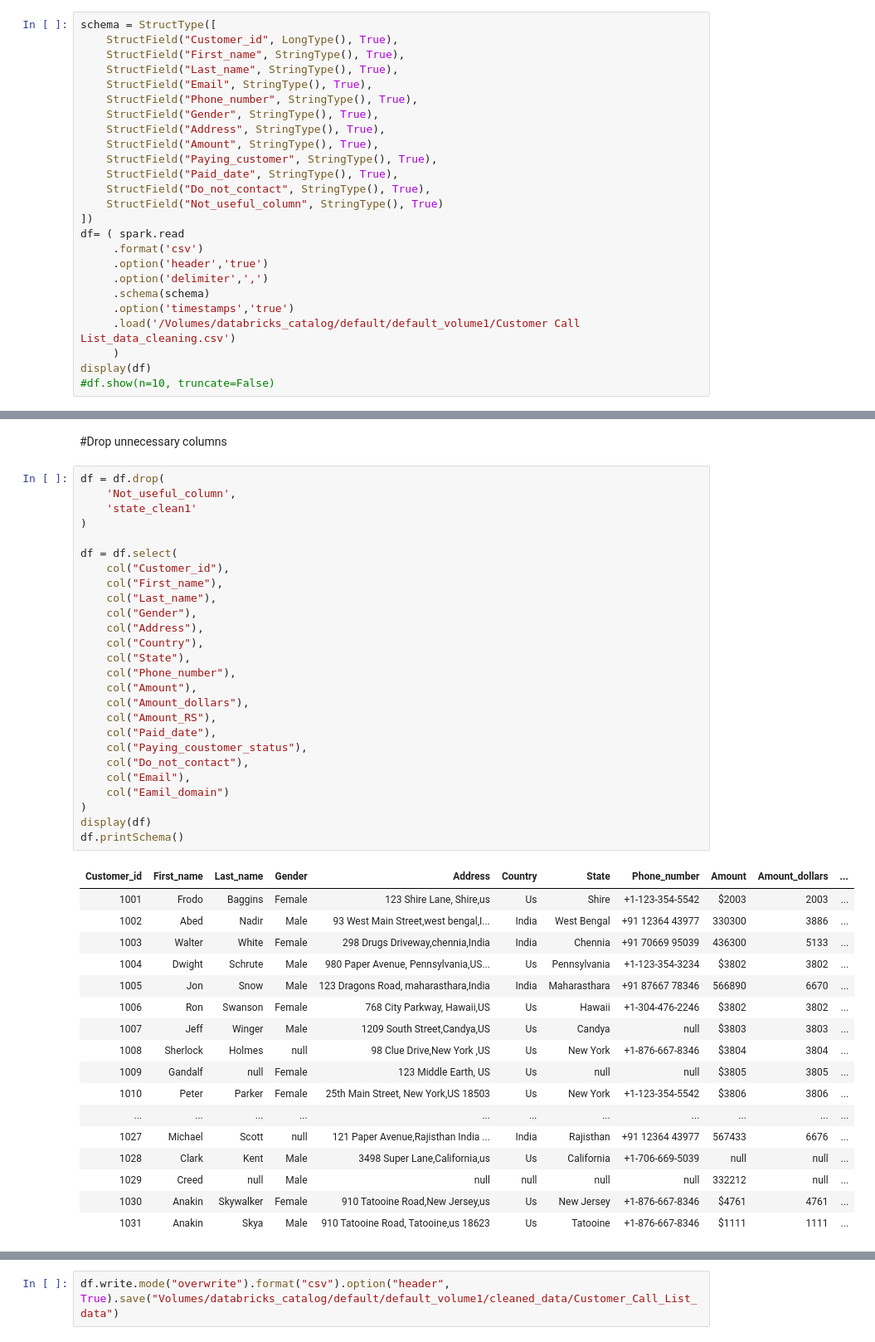
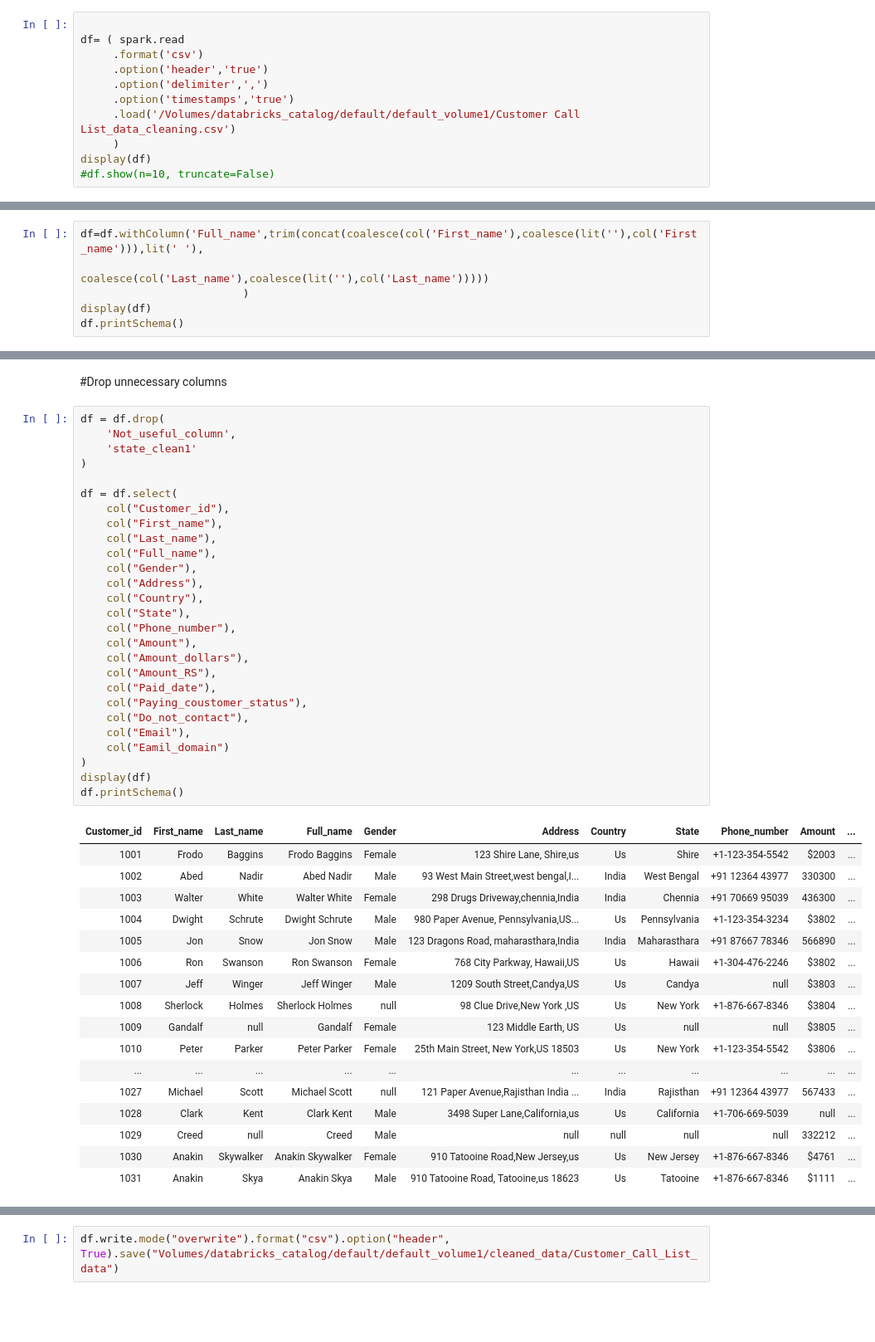
Before and after one commit to Joshiadina2002/Data_Engineering, a Jupyter notebook: Data_Cleaning/Data Cleaning_Pyspark.ipynb, the cells around one changed output, grey strips where cells are left out. Shown at 83% size. Saved outputs shown, nothing was run; the diff lists cells and outputs as text; blank space fills up the shorter version.

```diff
--- a/Data_Cleaning/Data Cleaning_Pyspark.ipynb
+++ b/Data_Cleaning/Data Cleaning_Pyspark.ipynb
@@ -10,25 +10,11 @@ spark= (SparkSession.builder
 # %% [markdown]
 ###Reading file from CSV from Volume
 # %%
-schema = StructType([
-    StructField("Customer_id", LongType(), True),
-    StructField("First_name", StringType(), True),
-    StructField("Last_name", StringType(), True),
-    StructField("Email", StringType(), True),
-    StructField("Phone_number", StringType(), True),
-    StructField("Gender", StringType(), True),
-    StructField("Address", StringType(), True),
-    StructField("Amount", StringType(), True),
-    StructField("Paying_customer", StringType(), True),
-    StructField("Paid_date", StringType(), True),
-    StructField("Do_not_contact", StringType(), True),
-    StructField("Not_useful_column", StringType(), True)
-])
+
 df= ( spark.read
      .format('csv')
      .option('header','true')
      .option('delimiter',',')
-     .schema(schema)
      .option('timestamps','true')
      .load('/Volumes/databricks_catalog/default/default_volume1/Customer Call List_data_cleaning.csv')
      )
@@ -296,0 +294,6 @@ root
+# %%
+df=df.withColumn('Full_name',trim(concat(coalesce(col('First_name'),coalesce(lit(''),col('First_name'))),lit(' '),
+                                            coalesce(col('Last_name'),coalesce(lit(''),col('Last_name')))))
+                         )
+display(df)
+df.printSchema()
@@ -795,47 +840,48 @@ root
 # %%
 df = df.drop(
     'Not_useful_column',
     'state_clean1'
 )
 
 df = df.select(
     col("Customer_id"),
     col("First_name"),
     col("Last_name"),
+    col("Full_name"),
     col("Gender"),
     col("Address"),
     col("Country"),
     col("State"),
     col("Phone_number"),
     col("Amount"),
     col("Amount_dollars"),
     col("Amount_RS"),
     col("Paid_date"),
     col("Paying_coustomer_status"),
     col("Do_not_contact"),
     col("Email"),
     col("Eamil_domain")
 )
 display(df)
 df.printSchema()
 # %% [output]
-| Customer_id | First_name | Last_name | Gender | Address | Country | State | Phone_number | Amount | Amount_dollars | ... |
-| 1001 | Frodo | Baggins | Female | 123 Shire Lane, Shire,us | Us | Shire | +1-123-354-5542 | $2003 | 2003 | ... |
-| 1002 | Abed | Nadir | Male | 93 West Main Street,west bengal,I... | India | West Bengal | +91 12364 43977 | 330300 | 3886 | ... |
-| 1003 | Walter | White | Female | 298 Drugs Driveway,chennia,India | India | Chennia | +91 70669 95039 | 436300 | 5133 | ... |
-| 1004 | Dwight | Schrute | Male | 980 Paper Avenue, Pennsylvania,US... | Us | Pennsylvania | +1-123-354-3234 | $3802 | 3802 | ... |
-| 1005 | Jon | Snow | Male | 123 Dragons Road, maharasthara,India | India | Maharasthara | +91 87667 78346 | 566890 | 6670 | ... |
-| 1006 | Ron | Swanson | Female | 768 City Parkway, Hawaii,US | Us | Hawaii | +1-304-476-2246 | $3802 | 3802 | ... |
-| 1007 | Jeff | Winger | Male | 1209 South Street,Candya,US | Us | Candya | null | $3803 | 3803 | ... |
-| 1008 | Sherlock | Holmes | null | 98 Clue Drive,New York ,US | Us | New York | +1-876-667-8346 | $3804 | 3804 | ... |
-| 1009 | Gandalf | null | Female | 123 Middle Earth, US | Us | null | null | $3805 | 3805 | ... |
-| 1010 | Peter | Parker | Female | 25th Main Street, New York,US 18503 | Us | New York | +1-123-354-5542 | $3806 | 3806 | ... |
+| Customer_id | First_name | Last_name | Full_name | Gender | Address | Country | State | Phone_number | Amount | ... |
+| 1001 | Frodo | Baggins | Frodo Baggins | Female | 123 Shire Lane, Shire,us | Us | Shire | +1-123-354-5542 | $2003 | ... |
+| 1002 | Abed | Nadir | Abed Nadir | Male | 93 West Main Street,west bengal,I... | India | West Bengal | +91 12364 43977 | 330300 | ... |
+| 1003 | Walter | White | Walter White | Female | 298 Drugs Driveway,chennia,India | India | Chennia | +91 70669 95039 | 436300 | ... |
+| 1004 | Dwight | Schrute | Dwight Schrute | Male | 980 Paper Avenue, Pennsylvania,US... | Us | Pennsylvania | +1-123-354-3234 | $3802 | ... |
+| 1005 | Jon | Snow | Jon Snow | Male | 123 Dragons Road, maharasthara,India | India | Maharasthara | +91 87667 78346 | 566890 | ... |
+| 1006 | Ron | Swanson | Ron Swanson | Female | 768 City Parkway, Hawaii,US | Us | Hawaii | +1-304-476-2246 | $3802 | ... |
+| 1007 | Jeff | Winger | Jeff Winger | Male | 1209 South Street,Candya,US | Us | Candya | null | $3803 | ... |
+| 1008 | Sherlock | Holmes | Sherlock Holmes | null | 98 Clue Drive,New York ,US | Us | New York | +1-876-667-8346 | $3804 | ... |
+| 1009 | Gandalf | null | Gandalf | Female | 123 Middle Earth, US | Us | null | null | $3805 | ... |
+| 1010 | Peter | Parker | Peter Parker | Female | 25th Main Street, New York,US 18503 | Us | New York | +1-123-354-5542 | $3806 | ... |
 | ... | ... | ... | ... | ... | ... | ... | ... | ... | ... | ... |
-| 1027 | Michael | Scott | null | 121 Paper Avenue,Rajisthan India ... | India | Rajisthan | +91 12364 43977 | 567433 | 6676 | ... |
-| 1028 | Clark | Kent | Male | 3498 Super Lane,California,us | Us | California | +1-706-669-5039 | null | null | ... |
-| 1029 | Creed | null | Male | null | null | null | null | 332212 | null | ... |
-| 1030 | Anakin | Skywalker | Female | 910 Tatooine Road,New Jersey,us | Us | New Jersey | +1-876-667-8346 | $4761 | 4761 | ... |
-| 1031 | Anakin | Skya | Male | 910 Tatooine Road, Tatooine,us 18623 | Us | Tatooine | +1-876-667-8346 | $1111 | 1111 | ... |
+| 1027 | Michael | Scott | Michael Scott | null | 121 Paper Avenue,Rajisthan India ... | India | Rajisthan | +91 12364 43977 | 567433 | ... |
+| 1028 | Clark | Kent | Clark Kent | Male | 3498 Super Lane,California,us | Us | California | +1-706-669-5039 | null | ... |
+| 1029 | Creed | null | Creed | Male | null | null | null | null | 332212 | ... |
+| 1030 | Anakin | Skywalker | Anakin Skywalker | Female | 910 Tatooine Road,New Jersey,us | Us | New Jersey | +1-876-667-8346 | $4761 | ... |
+| 1031 | Anakin | Skya | Anakin Skya | Male | 910 Tatooine Road, Tatooine,us 18623 | Us | Tatooine | +1-876-667-8346 | $1111 | ... |
 root
  |-- Customer_id: long (nullable = true)
  |-- First_name: string (nullable = true)
```
Also changed, not shown: parts of 22 cells of this notebook.
